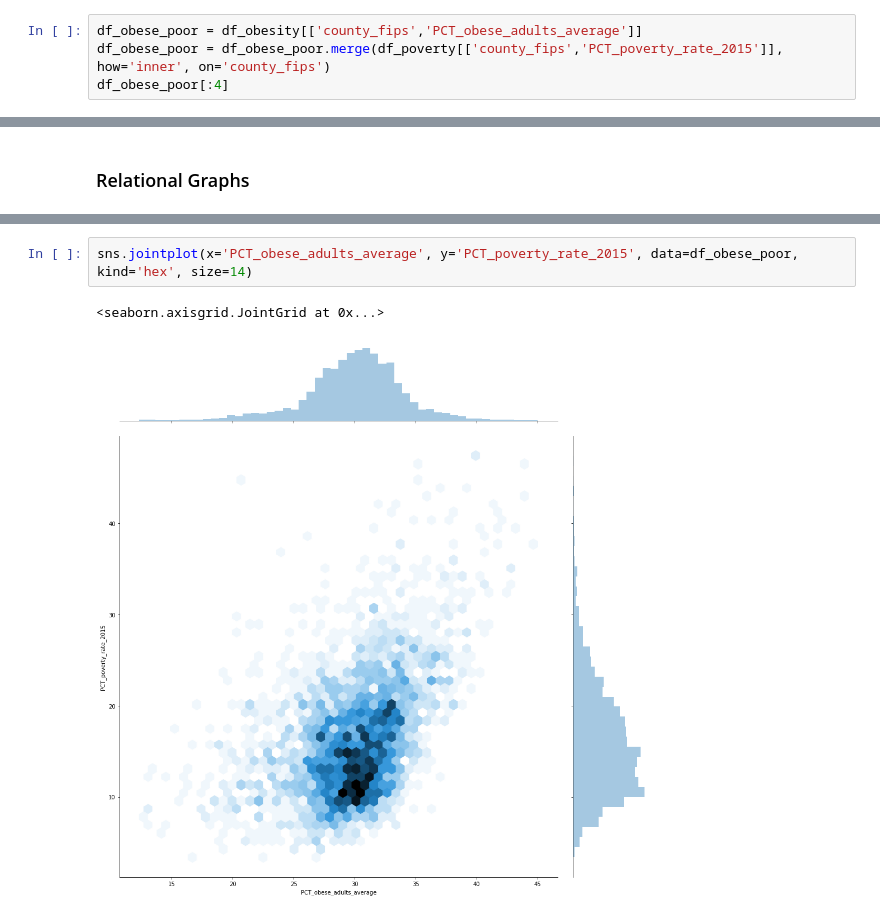
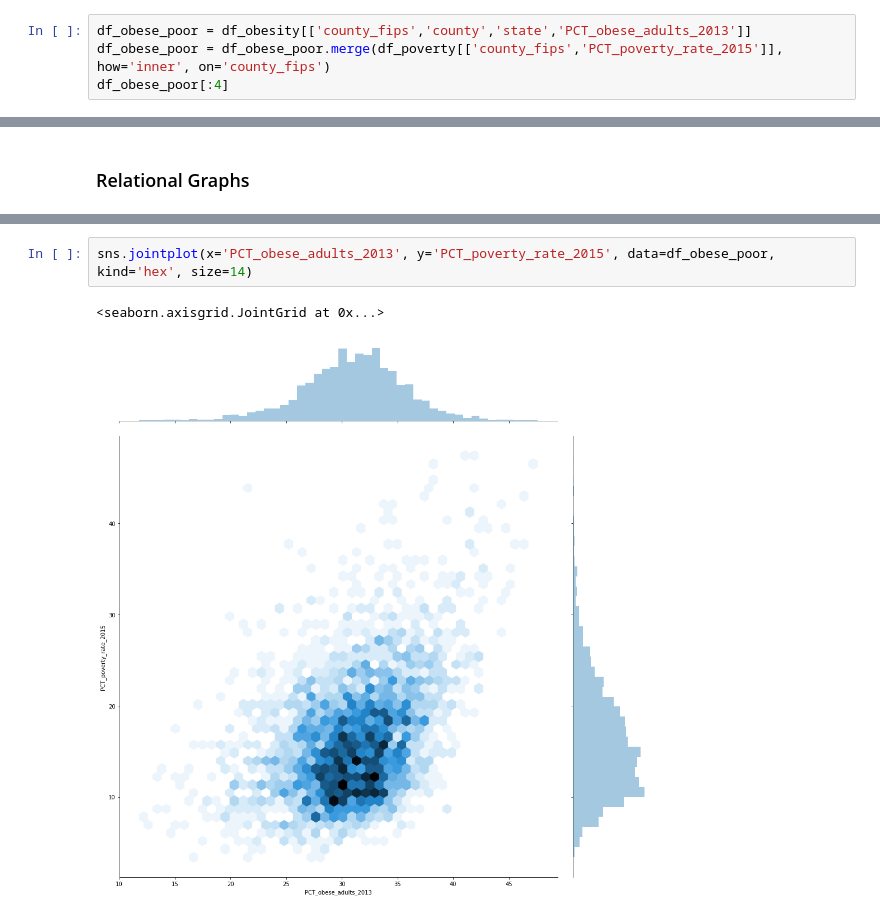
Before and after one commit to rendermat/datafriends_workshop, a Jupyter notebook: explore_data/Poverty_02_MAT.ipynb, the cells around one changed output, grey strips where cells are left out. Drawn from its saved outputs; the diff is of its cells as text.

```diff
--- a/explore_data/Poverty_02_MAT.ipynb
+++ b/explore_data/Poverty_02_MAT.ipynb
@@ -31,7 +31,7 @@ path_poverty = os.path.join(path_inter, 'poverty_refined_data.csv')
 df_obesity = pd.read_csv(path_obesity)
 df_poverty = pd.read_csv(path_poverty)
 # %%
-df_obese_poor = df_obesity[['county_fips','PCT_obese_adults_average']]
+df_obese_poor = df_obesity[['county_fips','county','state','PCT_obese_adults_2013']]
 df_obese_poor = df_obese_poor.merge(df_poverty[['county_fips','PCT_poverty_rate_2015']], how='inner', on='county_fips')
 df_obese_poor[:4]
 # %% [output]
@@ -50,5 +50,5 @@ sns.lmplot(x='PCT_obese_adults_average', y='PCT_poverty_rate_2015', data=df_obes
 # %%
-sns.jointplot(x='PCT_obese_adults_average', y='PCT_poverty_rate_2015', data=df_obese_poor, kind='hex', size=14)
+sns.jointplot(x='PCT_obese_adults_2013', y='PCT_poverty_rate_2015', data=df_obese_poor, kind='hex', size=14)
 # %% [output]
 <seaborn.axisgrid.JointGrid at 0x...>
-[figure, old version]
+[figure, new version]
```
Also changed, not shown: parts of 2 cells of this notebook, 9 other files.
